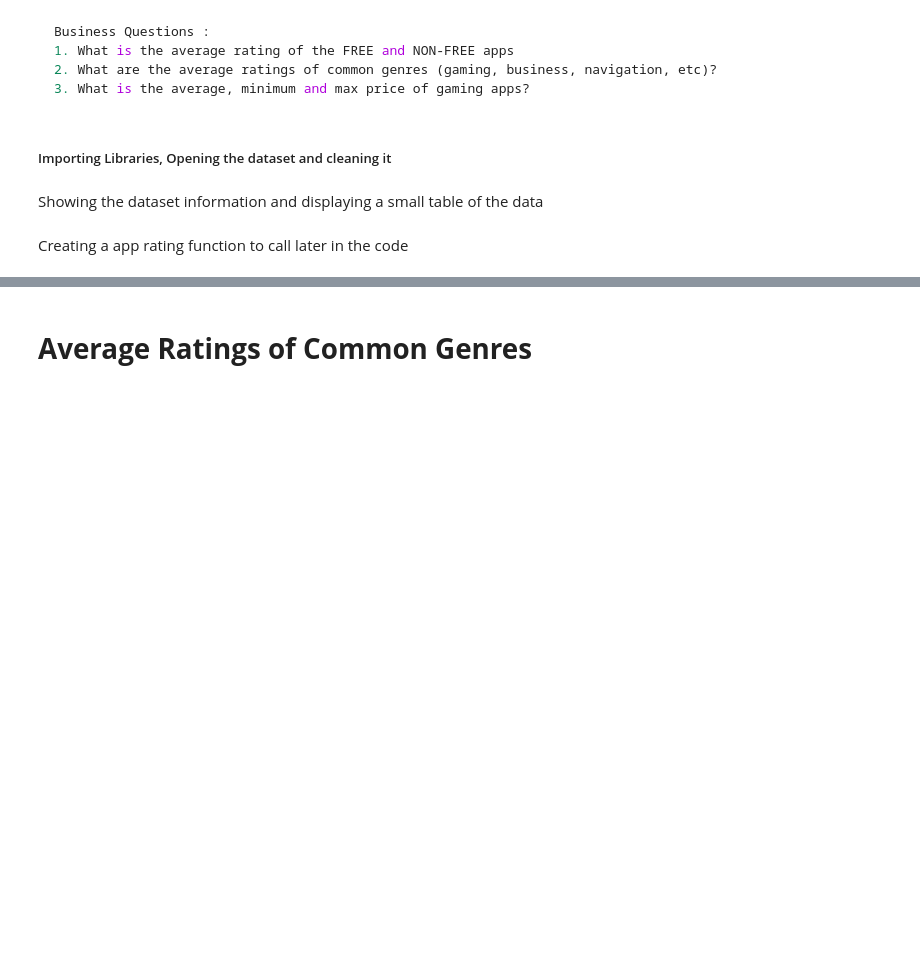
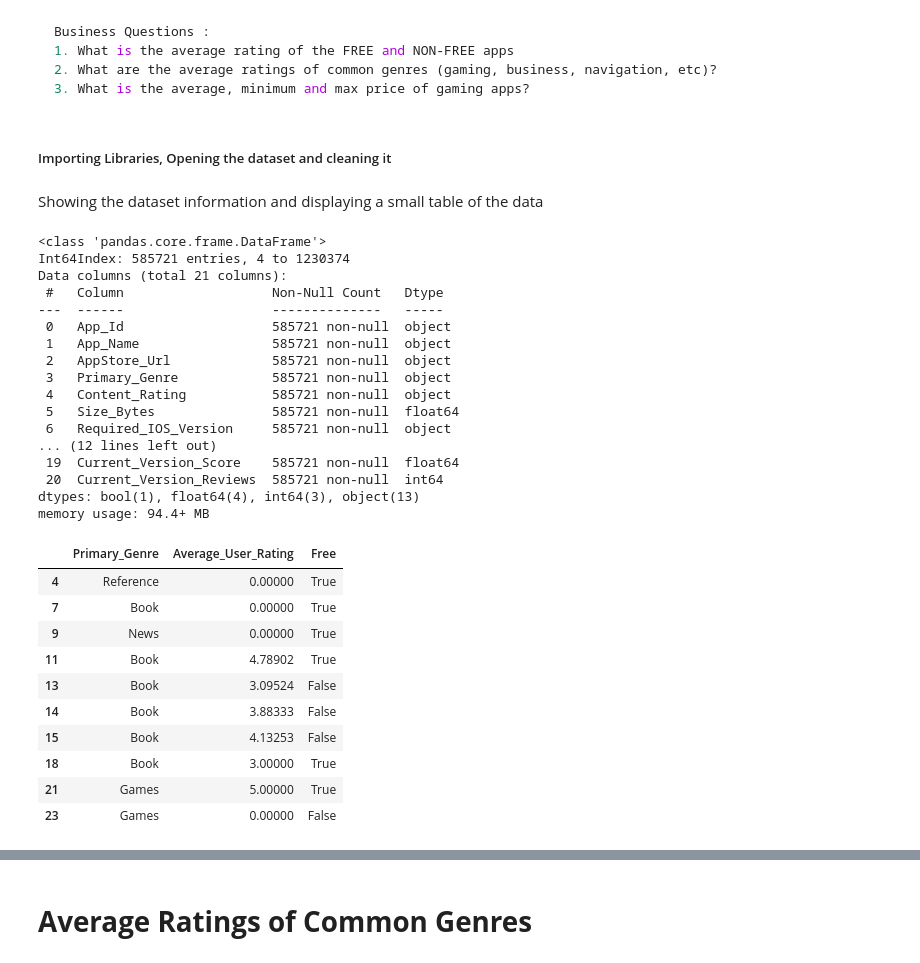
Before and after one commit to DylanMH/AppleAppDataAnalysis, a Jupyter notebook: pythoncode.ipynb, the cells around one changed output, grey strips where cells are left out. Cells and saved outputs as stored; diff of their text form; code cells hidden in the pictures; blank space fills up the shorter version.

```diff
--- a/pythoncode.ipynb
+++ b/pythoncode.ipynb
@@ -29,2 +25,36 @@ df_main.head(5)
-# %% [markdown]
-Creating a app rating function to call later in the code
+# %%
+## Displaying data set information
+df_main.info()
+
+## Showing a small table of some of the data I will be analyzing
+df_table = df_main[['Primary_Genre', 'Average_User_Rating', 'Free']]
+df_table.head(10)
+# %% [output]
+<class 'pandas.core.frame.DataFrame'>
+Int64Index: 585721 entries, 4 to 1230374
+Data columns (total 21 columns):
+ #   Column                   Non-Null Count   Dtype
+---  ------                   --------------   -----
+ 0   App_Id                   585721 non-null  object
+ 1   App_Name                 585721 non-null  object
+ 2   AppStore_Url             585721 non-null  object
+ 3   Primary_Genre            585721 non-null  object
+ 4   Content_Rating           585721 non-null  object
+ 5   Size_Bytes               585721 non-null  float64
+ 6   Required_IOS_Version     585721 non-null  object
+... (12 lines left out)
+ 19  Current_Version_Score    585721 non-null  float64
+ 20  Current_Version_Reviews  585721 non-null  int64
+dtypes: bool(1), float64(4), int64(3), object(13)
+memory usage: 94.4+ MB
+|  | Primary_Genre | Average_User_Rating | Free |
+| 4 | Reference | 0.00000 | True |
+| 7 | Book | 0.00000 | True |
+| 9 | News | 0.00000 | True |
+| 11 | Book | 4.78902 | True |
+| 13 | Book | 3.09524 | False |
+| 14 | Book | 3.88333 | False |
+| 15 | Book | 4.13253 | False |
+| 18 | Book | 3.00000 | True |
+| 21 | Games | 5.00000 | True |
+| 23 | Games | 0.00000 | False |
```
Also changed, not shown: parts of 8 cells of this notebook.
